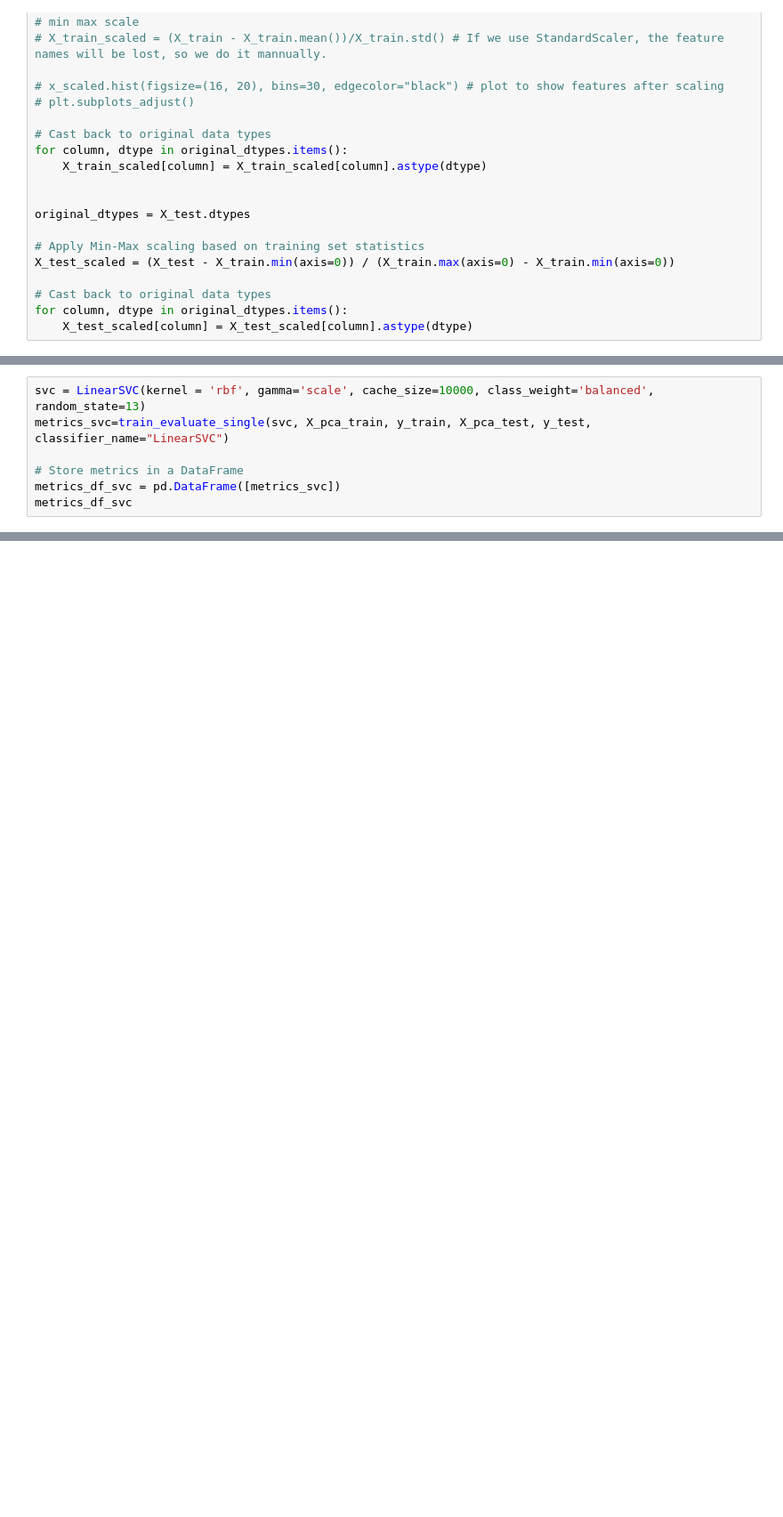
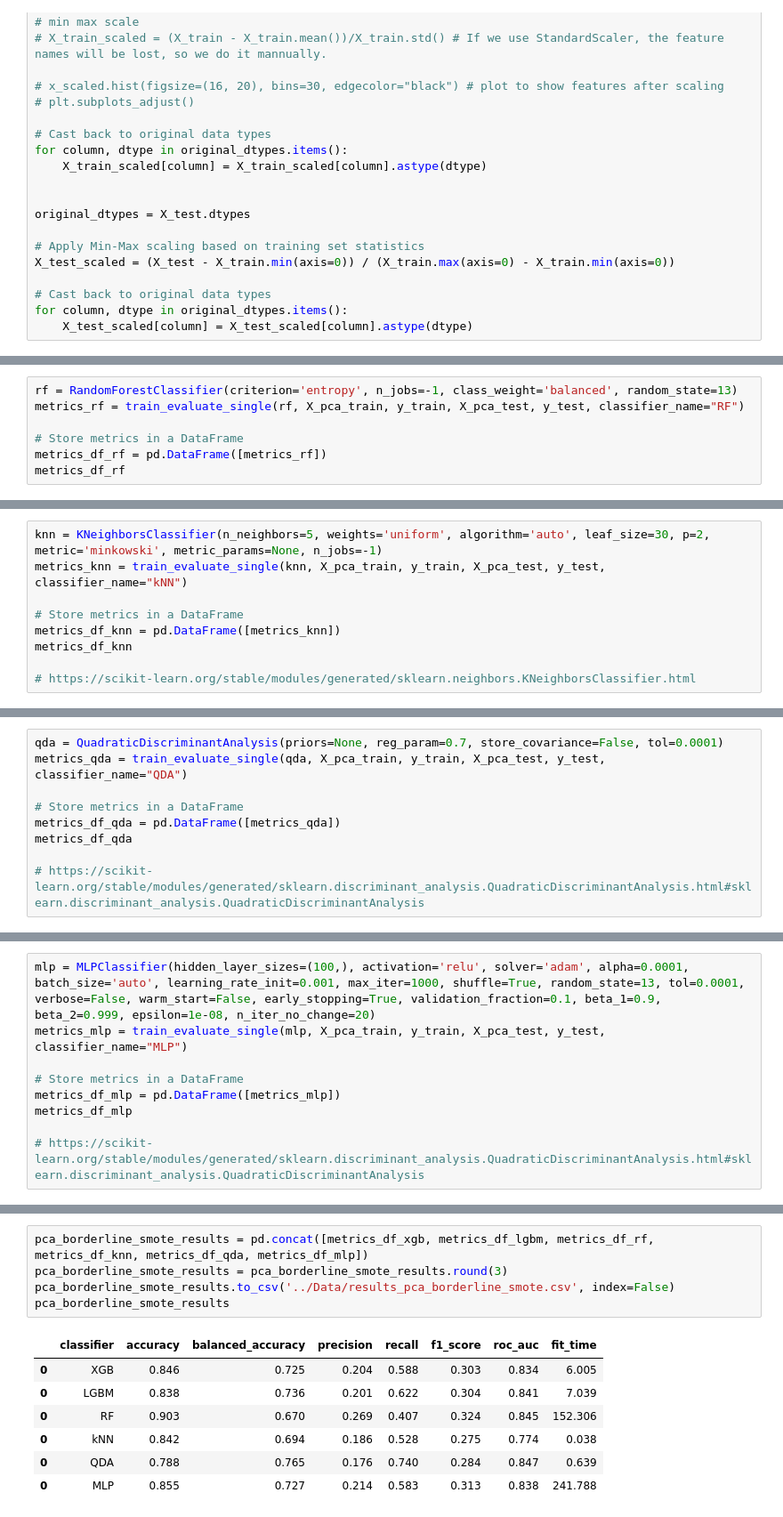
Before and after one commit to LazarosPan/Heart-Disease, a Jupyter notebook: Code/ml_pca.ipynb, the cells around one changed output, grey strips where cells are left out. Shown at 89% size. Saved outputs shown, nothing was run; the diff lists cells and outputs as text; blank space fills up the shorter version.

```diff
--- a/Code/ml_pca.ipynb
+++ b/Code/ml_pca.ipynb
@@ -108,7 +248,7 @@ metrics_df_rf
 # %%
-svc = LinearSVC(kernel = 'rbf', gamma='scale', cache_size=10000, class_weight='balanced', random_state=13)
-metrics_svc=train_evaluate_single(svc, X_pca_train, y_train, X_pca_test, y_test, classifier_name="LinearSVC")
+rf = RandomForestClassifier(criterion='entropy', n_jobs=-1, class_weight='balanced', random_state=13)
+metrics_rf = train_evaluate_single(rf, X_pca_train, y_train, X_pca_test, y_test, classifier_name="RF")
 
 # Store metrics in a DataFrame
-metrics_df_svc = pd.DataFrame([metrics_svc])
-metrics_df_svc
+metrics_df_rf = pd.DataFrame([metrics_rf])
+metrics_df_rf
@@ -114,0 +258,9 @@ metrics_df_svc
+# %%
+knn = KNeighborsClassifier(n_neighbors=5, weights='uniform', algorithm='auto', leaf_size=30, p=2, metric='minkowski', metric_params=None, n_jobs=-1)
+metrics_knn = train_evaluate_single(knn, X_pca_train, y_train, X_pca_test, y_test, classifier_name="kNN")
+
+# Store metrics in a DataFrame
+metrics_df_knn = pd.DataFrame([metrics_knn])
+metrics_df_knn
+
+# https://scikit-learn.org/stable/modules/generated/sklearn.neighbors.KNeighborsClassifier.html
@@ -114,0 +270,9 @@ metrics_df_svc
+# %%
+qda = QuadraticDiscriminantAnalysis(priors=None, reg_param=0.7, store_covariance=False, tol=0.0001)
+metrics_qda = train_evaluate_single(qda, X_pca_train, y_train, X_pca_test, y_test, classifier_name="QDA")
+
+# Store metrics in a DataFrame
+metrics_df_qda = pd.DataFrame([metrics_qda])
+metrics_df_qda
+
+# https://scikit-learn.org/stable/modules/generated/sklearn.discriminant_analysis.QuadraticDiscriminantAnalysis.html#sklearn.discriminant_analysis.QuadraticDiscriminantAnalysis
@@ -114,0 +282,9 @@ metrics_df_svc
+# %%
+mlp = MLPClassifier(hidden_layer_sizes=(100,), activation='relu', solver='adam', alpha=0.0001, batch_size='auto', learning_rate_init=0.001, max_iter=1000, shuffle=True, random_state=13, tol=0.0001, verbose=False, warm_start=False, early_stopping=True, validation_fraction=0.1, beta_1=0.9, beta_2=0.999, epsilon=1e-08, n_iter_no_change=20)
+metrics_mlp = train_evaluate_single(mlp, X_pca_train, y_train, X_pca_test, y_test, classifier_name="MLP")
+
+# Store metrics in a DataFrame
+metrics_df_mlp = pd.DataFrame([metrics_mlp])
+metrics_df_mlp
+
+# https://scikit-learn.org/stable/modules/generated/sklearn.discriminant_analysis.QuadraticDiscriminantAnalysis.html#sklearn.discriminant_analysis.QuadraticDiscriminantAnalysis
@@ -114,0 +294,13 @@ metrics_df_svc
+# %%
+pca_borderline_smote_results = pd.concat([metrics_df_xgb, metrics_df_lgbm, metrics_df_rf, metrics_df_knn, metrics_df_qda, metrics_df_mlp])
+pca_borderline_smote_results = pca_borderline_smote_results.round(3)
+pca_borderline_smote_results.to_csv('../Data/results_pca_borderline_smote.csv', index=False)
+pca_borderline_smote_results
+# %% [output]
+|  | classifier | accuracy | balanced_accuracy | precision | recall | f1_score | roc_auc | fit_time |
+| 0 | XGB | 0.846 | 0.725 | 0.204 | 0.588 | 0.303 | 0.834 | 6.005 |
+| 0 | LGBM | 0.838 | 0.736 | 0.201 | 0.622 | 0.304 | 0.841 | 7.039 |
+| 0 | RF | 0.903 | 0.670 | 0.269 | 0.407 | 0.324 | 0.845 | 152.306 |
+| 0 | kNN | 0.842 | 0.694 | 0.186 | 0.528 | 0.275 | 0.774 | 0.038 |
+| 0 | QDA | 0.788 | 0.765 | 0.176 | 0.740 | 0.284 | 0.847 | 0.639 |
+| 0 | MLP | 0.855 | 0.727 | 0.214 | 0.583 | 0.313 | 0.838 | 241.788 |
```
Also changed, not shown: parts of 44 cells of this notebook, 2 other files.
